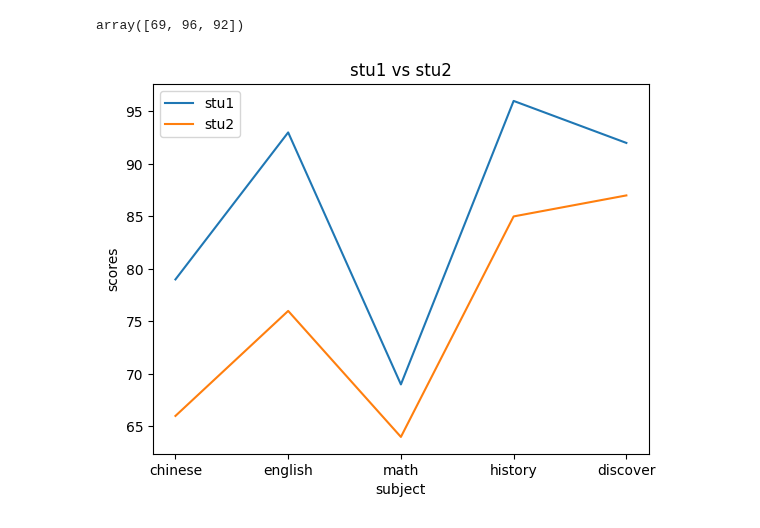
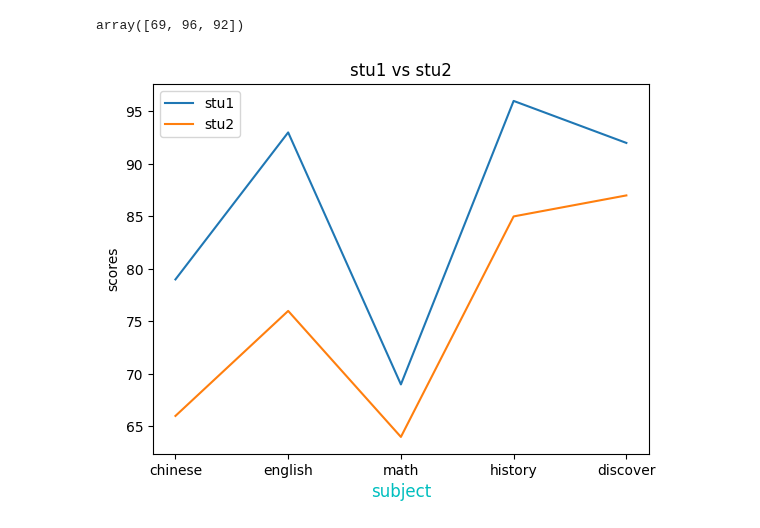
Before and after one commit to anannhuang/pythonlesson2025, a Jupyter notebook: lesson11/lesson11_2.ipynb, the cells around one changed output. Saved outputs shown, nothing was run; the diff lists cells and outputs as text; code cells hidden in the pictures.

```diff
--- a/lesson11/lesson11_2.ipynb
+++ b/lesson11/lesson11_2.ipynb
@@ -21,16 +21,17 @@ subjects:list[str] = ['chinese', 'english', 'math', 'history', 'discover']
 # %%
 # 繪製圖表
 import matplotlib.pyplot as plt
 
 figure = plt.figure()
 axes = figure.add_subplot()
 axes.plot(subjects, students[0],label="stu1")
 axes.plot(subjects, students[1],label="stu2")
 axes.legend()
 axes.set_title("stu1 vs stu2")
-axes.set_xlabel("subject")
+axes.set_xlabel("subject",fontsize='large',color='c')
 axes.set_ylabel('scores')
+plt.savefig("plot1.png")
 plt.show()
 plt.close()
 # %% [output]
-[figure, old version]
+[figure, new version]
```
Also changed, not shown: 1 other file.
